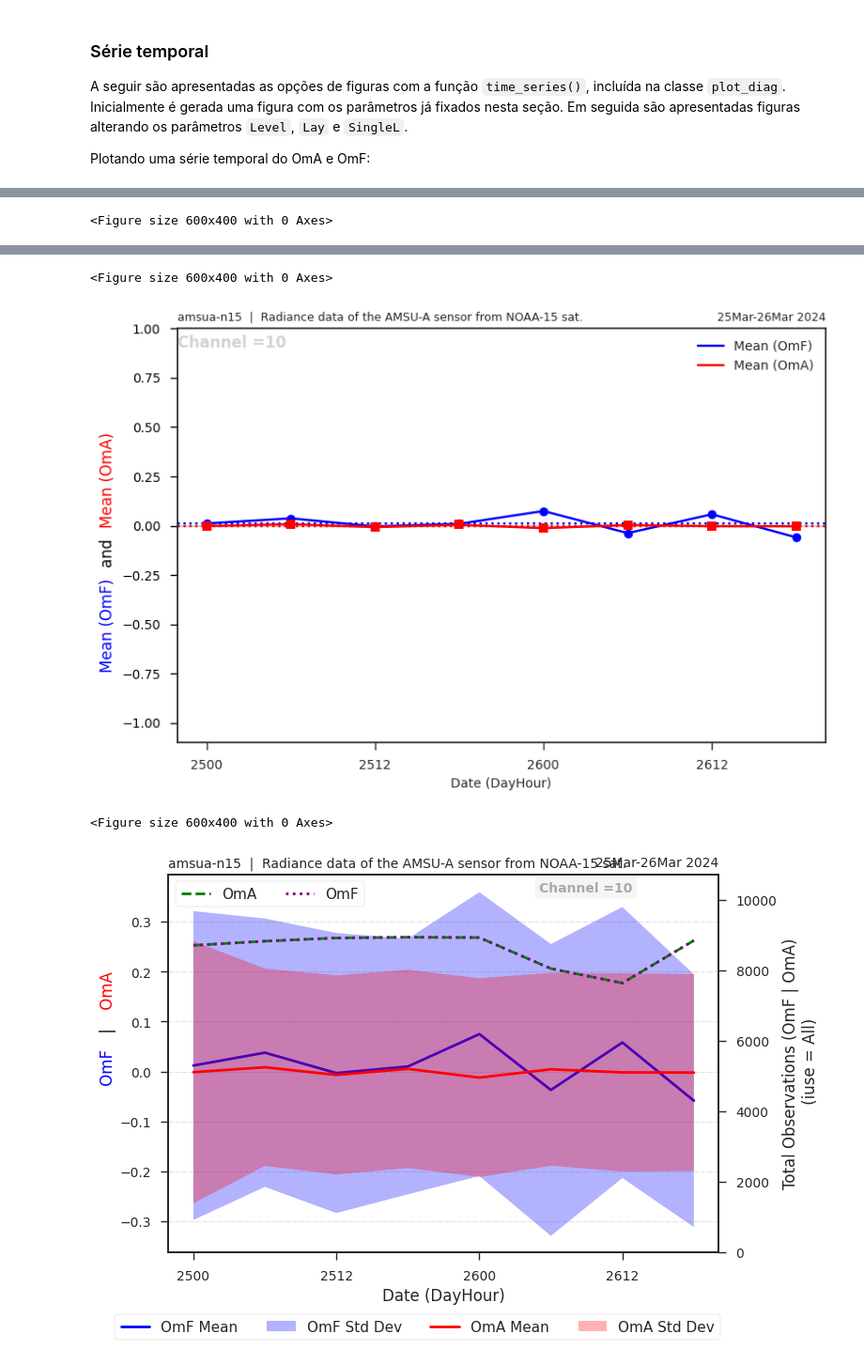
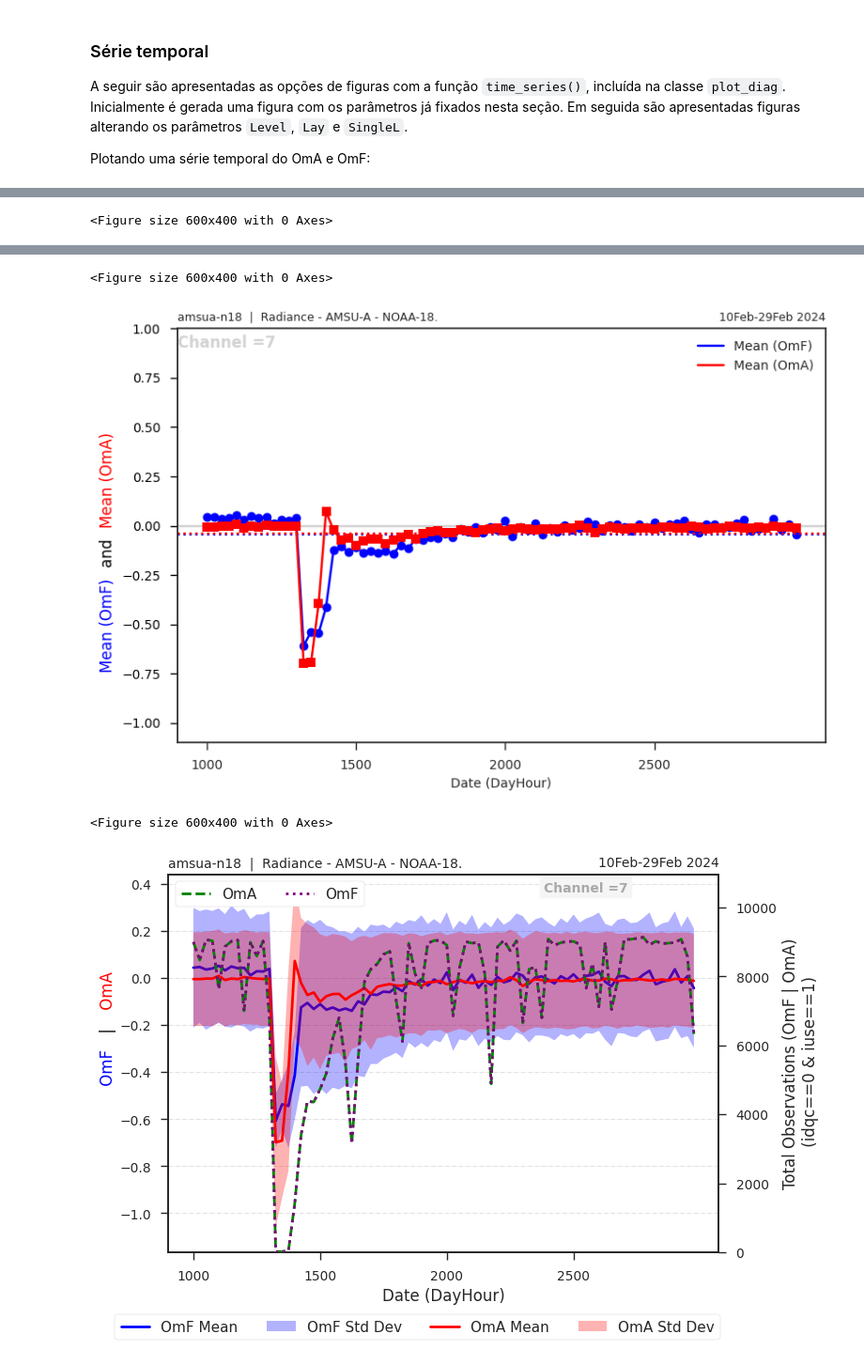
Before and after one commit to viezelc/readDiag, a Jupyter notebook: notebooks/readDiag_radia_serie_sapu.ipynb, the cells around one changed output, grey strips where cells are left out. Shown at 94% size. Cells and saved outputs as stored; diff of their text form; code cells hidden in the pictures.

```diff
--- a/notebooks/readDiag_radia_serie_sapu.ipynb
+++ b/notebooks/readDiag_radia_serie_sapu.ipynb
@@ -44,11 +44,12 @@ Dessa forma, na célula a seguir são ajustadas as variáveis seguindo os valore
 # DIRdiag = '/home/radiancia/Exp_SMNA/EXP20/gsi/dataout'
 #DIRdiag = '/home/radiancia/Exp_SMNA/data/EXP19/gsi_dataout'
 DIRdiag = '/home/radiancia/Exp_SMNA/data/EXP19/gsi_dataout'
+# DIRdiag = '/home/radiancia/Exp_SMNA/EXP20/gsi/dataout'
 
 varName = 'amsua' #'uv'
-varType = 'n15'   #220
-dateIni = '2024032500'
-dateFin = '2024032618'
+varType = 'n18'   #220
+dateIni = '2024021000'
+dateFin = '2024022918'
 nHour = '6'
 vminOMA = -1.0
 vmaxOMA = 1.0
@@ -77,10 +78,10 @@ paths, pathsc = [], []
 # [pathsc.append(DIRdiag + '/' + dt + '/diag_conv_' + OuterLc + '.' + dt) for dt in dates]
 
 OuterL = '01'
-[paths.append(DIRdiag + '/' + dt + '/diag_amsua_n15_' + OuterL + '.' + dt) for dt in dates]
+[paths.append(DIRdiag + '/' + dt + '/diag_amsua_'+ varType +'_' + OuterL + '.' + dt) for dt in dates]
 
 OuterLc = '03'
-[pathsc.append(DIRdiag + '/' + dt + '/diag_amsua_n15_' + OuterLc + '.' + dt) for dt in dates]
+[pathsc.append(DIRdiag + '/' + dt + '/diag_amsua_'+ varType +'_' + OuterLc + '.' + dt) for dt in dates]
 
 print(paths)
 print('')
@@ -284,13 +297,19 @@ A seguir são apresentadas as opções de figuras com a função `time_series()`
 Plotando uma série temporal do OmA e OmF:
 # %%
 varName = 'amsua'
-varType = 'n15'
-nchan= 10
+varType = 'n18'
+nchan= 7
 print('varName=',varName,'varType=',varType,'nchan=',nchan)
+
+vminOMA = -1
+vmaxOMA = 1
+vminSTD = 0
+vmaxSTD = 1
 
 gd.plot_diag.time_series_radi(gdf_list,
                          varName=varName,
                          varType=varType,
+                         mask='idqc==0 & iuse==1',
                          dateIni=dateIni,
                          dateFin=dateFin,
                          nHour=nHour,
@@ -299,7 +318,5 @@ gd.plot_diag.time_series_radi(gdf_list,
                          vminSTD=vminSTD,
                          vmaxSTD=vmaxSTD,
                          channel=nchan,
-                         Lay=Lay,
-                         SingleL="OneL",
                          Clean=False)
 # %% [output]
@@ -327,6 +344,6 @@ varName= amsua varType= n15 nchan= 10
 <Figure size 600x400 with 0 Axes>
-[figure, old version]
+[figure, new version]
 <Figure size 600x400 with 0 Axes>
-[figure, old version]
+[figure, new version]
 # %%
 varName = 'amsua'
```
Also changed, not shown: parts of 10 cells of this notebook, 2 other files.
